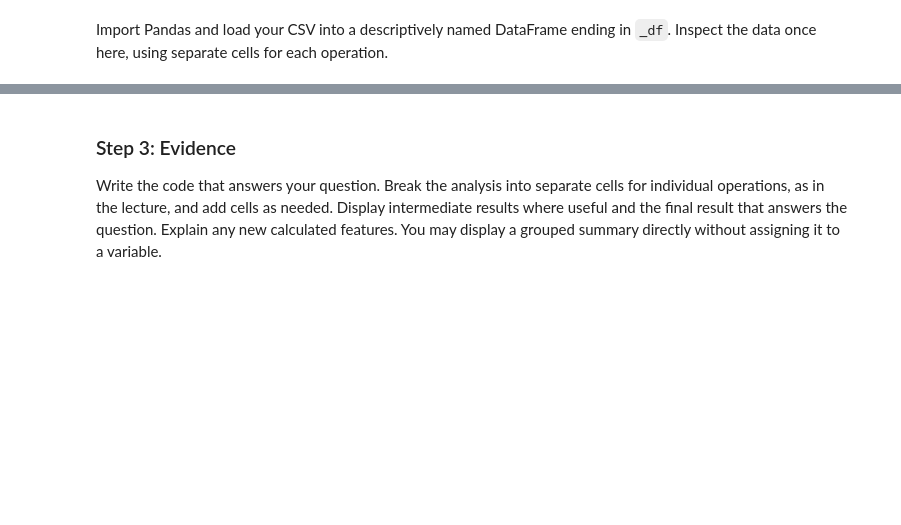
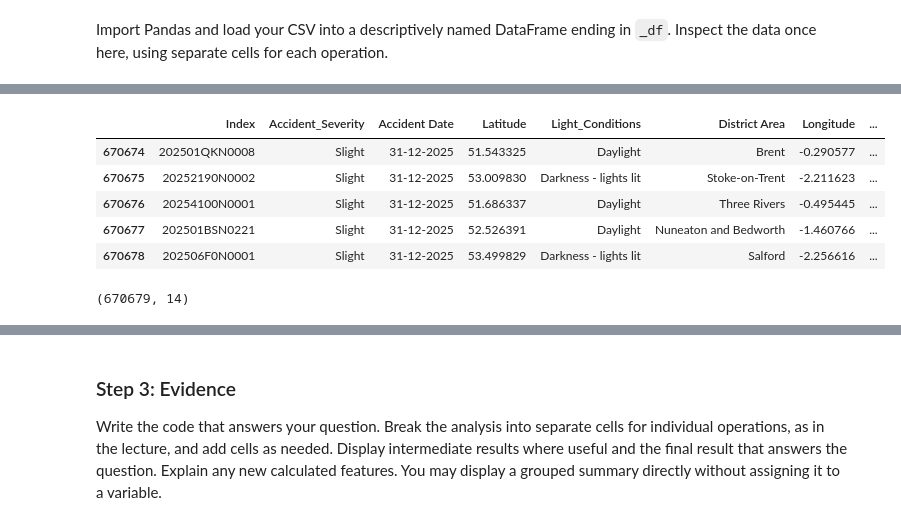
Before and after one commit to Chelsea-Myers/Data_Visualization_and_Modeling_Campus, a Jupyter notebook: week01/lab/Lab - Building a Reproducible Analysis Workflow.ipynb, the cells around one changed output, grey strips where cells are left out. Cells and saved outputs as stored; diff of their text form; code cells hidden in the pictures; blank space fills up the shorter version.

```diff
--- a/week01/lab/Lab - Building a Reproducible Analysis Workflow.ipynb
+++ b/week01/lab/Lab - Building a Reproducible Analysis Workflow.ipynb
@@ -76,6 +86,17 @@ Import Pandas and load your CSV into a descriptively named DataFrame ending in `
 # %%
 # Display the last five rows with .tail().
+accidents_df.tail()
+# %% [output]
+|  | Index | Accident_Severity | Accident Date | Latitude | Light_Conditions | District Area | Longitude | ... |
+| 670674 | 202501QKN0008 | Slight | 31-12-2025 | 51.543325 | Daylight | Brent | -0.290577 | ... |
+| 670675 | 20252190N0002 | Slight | 31-12-2025 | 53.009830 | Darkness - lights lit | Stoke-on-Trent | -2.211623 | ... |
+| 670676 | 20254100N0001 | Slight | 31-12-2025 | 51.686337 | Daylight | Three Rivers | -0.495445 | ... |
+| 670677 | 202501BSN0221 | Slight | 31-12-2025 | 52.526391 | Daylight | Nuneaton and Bedworth | -1.460766 | ... |
+| 670678 | 202506F0N0001 | Slight | 31-12-2025 | 53.499829 | Darkness - lights lit | Salford | -2.256616 | ... |
 # %%
 # Display .shape.
+accidents_df.shape
+# %% [output]
+(670679, 14)
 # %%
 # Run .info().
```
Also changed, not shown: parts of 38 cells of this notebook, 2 other files.
